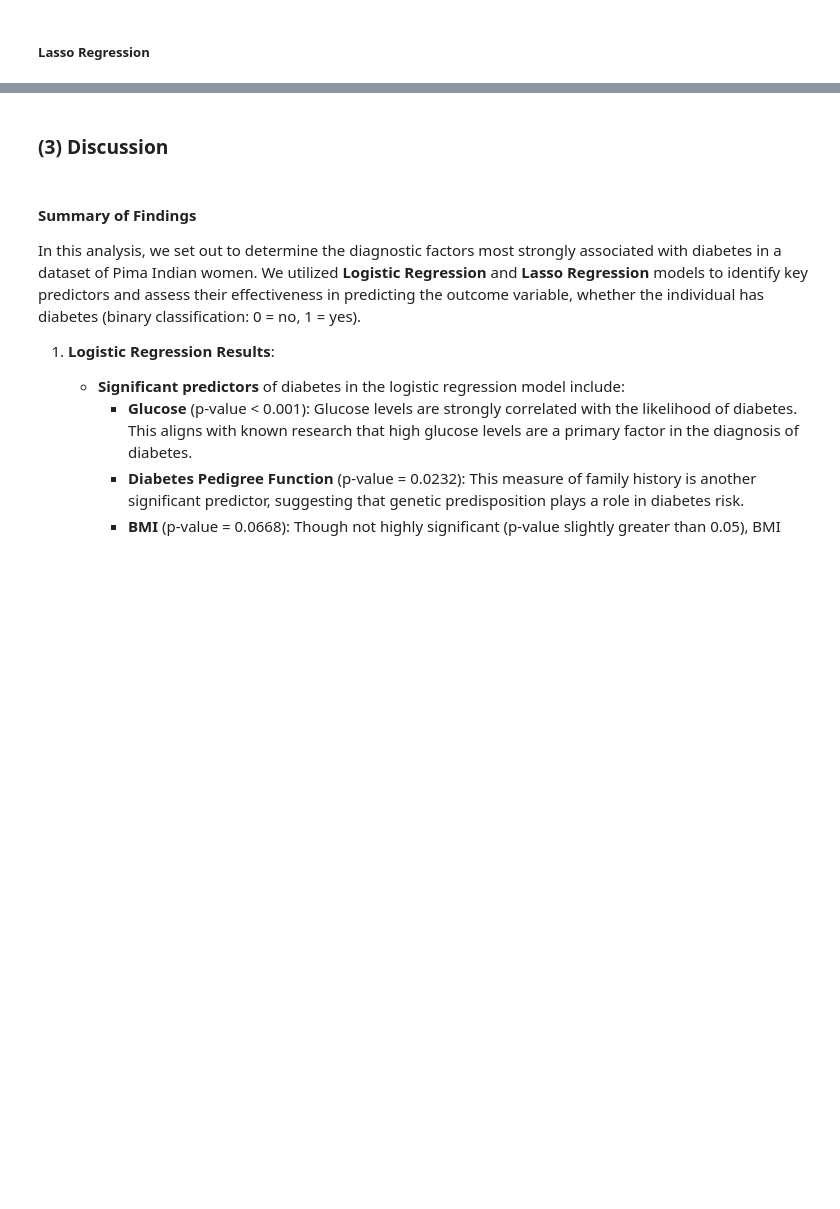
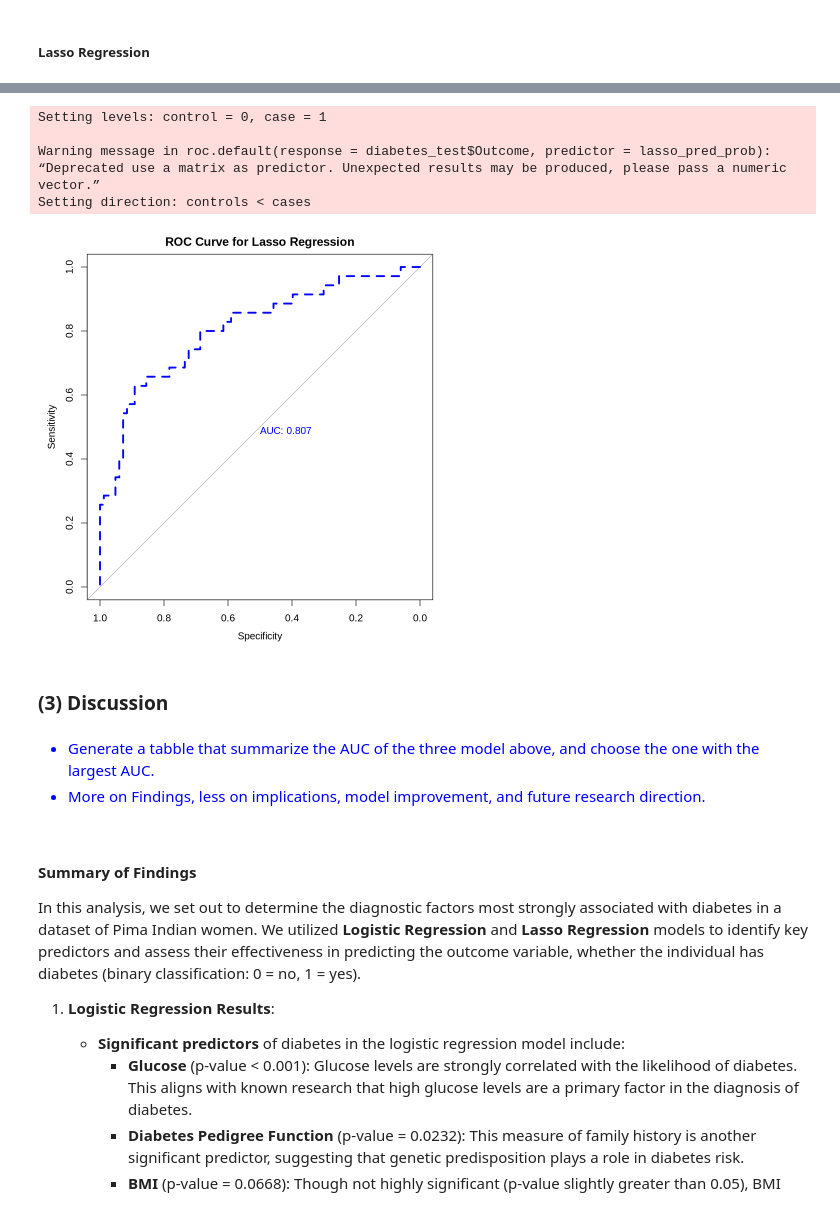
Before and after one commit to yoykyL/STAT301-Final-Report, a Jupyter notebook: Final_Report.ipynb, the cells around one changed output, grey strips where cells are left out. Saved outputs shown, nothing was run; the diff lists cells and outputs as text; code cells hidden in the pictures; blank space fills up the shorter version.

```diff
--- a/Final_Report.ipynb
+++ b/Final_Report.ipynb
@@ -582,5 +524,34 @@ AUC (Lasso Regression): 0.8676036
+# %%
+# Main Developer: Yiran Hou
+
+roc_curve <- roc(response = diabetes_test$Outcome,
+                 predictor = lasso_pred_prob)
+
+# Plot the ROC curve
+plot(
+  roc_curve,
+  print.auc = TRUE,
+  col = "blue",
+  lwd = 3,
+  lty = 2,
+  main = "ROC Curve for Lasso Regression"
+)
+# %% [output]
+Setting levels: control = 0, case = 1
+
+Warning message in roc.default(response = diabetes_test$Outcome, predictor = lasso_pred_prob):
+“Deprecated use a matrix as predictor. Unexpected results may be produced, please pass a numeric vector.”
+Setting direction: controls < cases
+[figure, added]
 # %% [markdown]
 ### (3) Discussion
+# %% [markdown]
+<font color = "blue">
+
+- Generate a tabble that summarize the AUC of the three model above, and choose the one with the largest AUC.
+- More on Findings, less on implications, model improvement, and future research direction.
+
+</font>
 # %% [markdown]
 #### Summary of Findings
 
```
Also changed, not shown: parts of 15 cells of this notebook.
